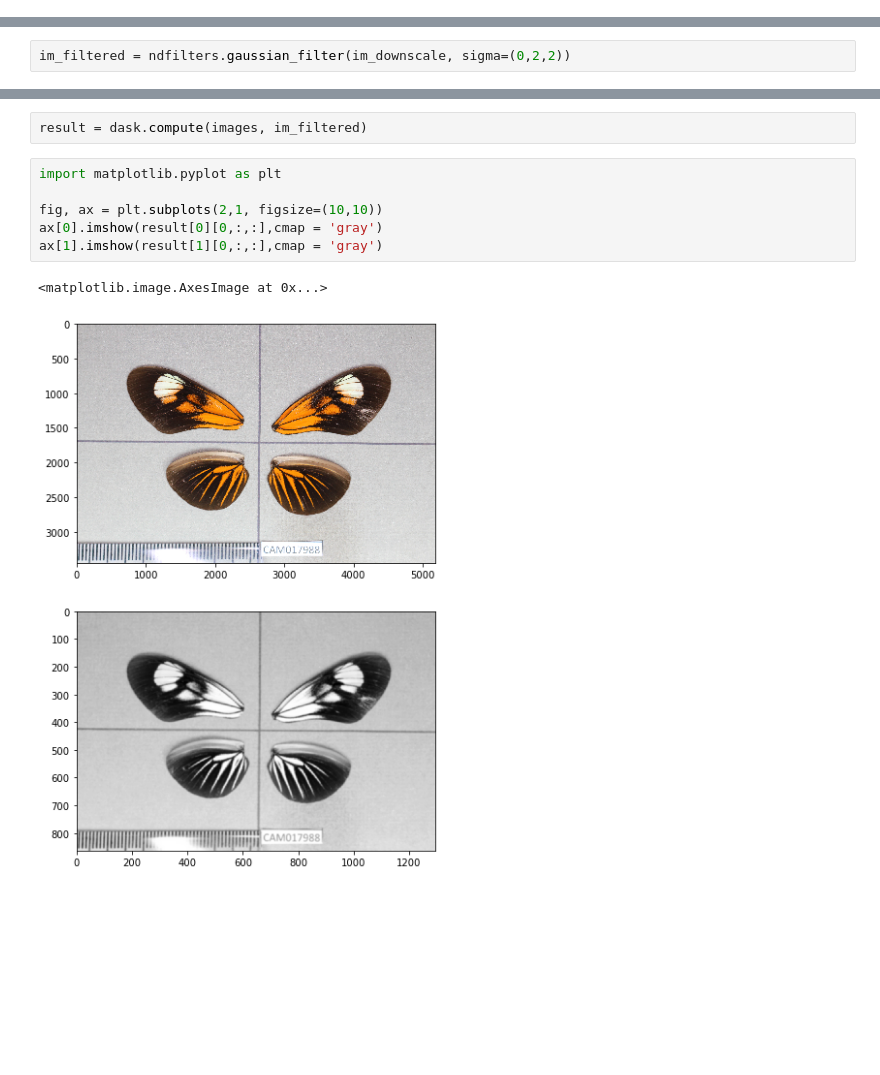
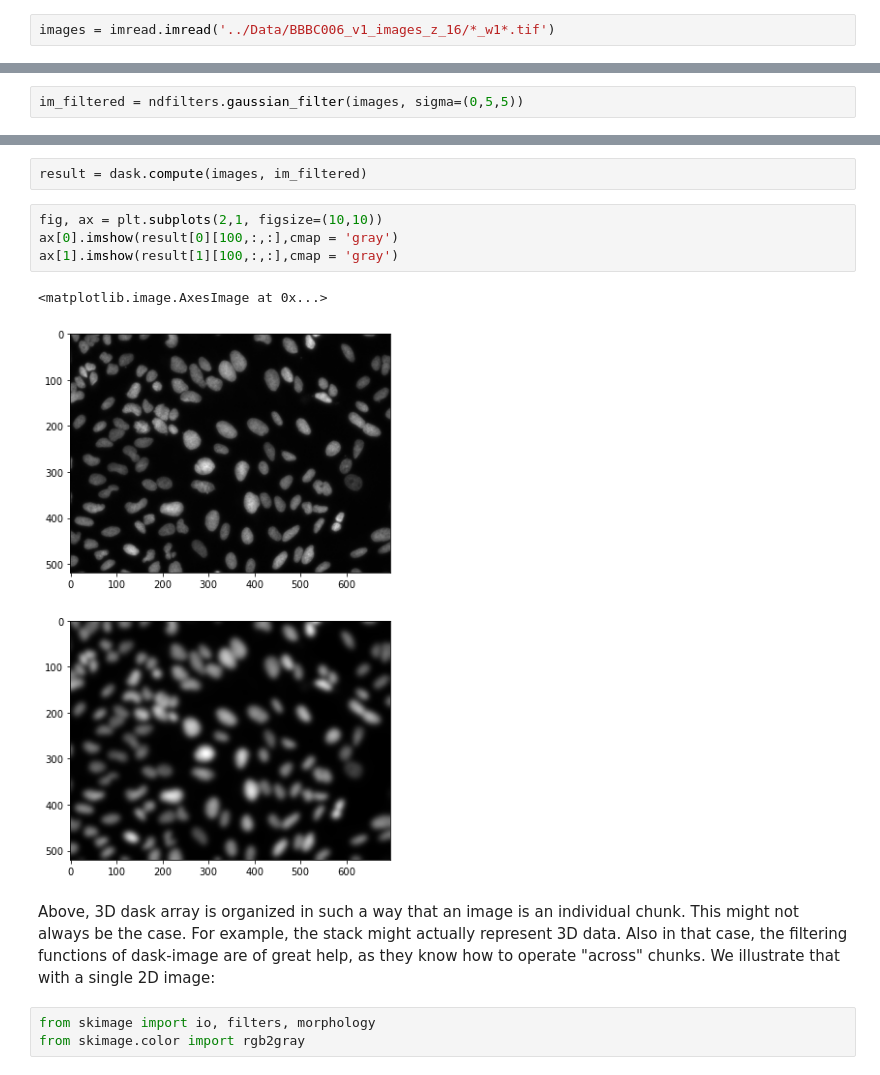
Before and after one commit to guiwitz/DaskCourse, a Jupyter notebook: 07-Specialized_dask.ipynb, the cells around one changed output, grey strips where cells are left out. Saved outputs shown, nothing was run; the diff lists cells and outputs as text; blank space fills up the shorter version.

```diff
--- a/07-Specialized_dask.ipynb
+++ b/07-Specialized_dask.ipynb
@@ -85,3 +88,5 @@ images = imread.imread('/Users/gw18g940/OneDrive - Universitaet Bern/Courses/Das
+# %%
+images = imread.imread('../Data/BBBC006_v1_images_z_16/*_w1*.tif')
 # %%
 images
 # %% [output]
@@ -99,15 +96,18 @@ Then we filter each image using a guassian filter implemented in dask-image:
 # %%
-im_filtered = ndfilters.gaussian_filter(im_downscale, sigma=(0,2,2))
+im_filtered = ndfilters.gaussian_filter(images, sigma=(0,5,5))
 # %% [markdown]
 We recover both the original and filtere image for comparison. Note that this is not something that one would typically do as it loads all data into RAM:
 # %%
 result = dask.compute(images, im_filtered)
 # %%
-import matplotlib.pyplot as plt
-
 fig, ax = plt.subplots(2,1, figsize=(10,10))
-ax[0].imshow(result[0][0,:,:],cmap = 'gray')
-ax[1].imshow(result[1][0,:,:],cmap = 'gray')
+ax[0].imshow(result[0][100,:,:],cmap = 'gray')
+ax[1].imshow(result[1][100,:,:],cmap = 'gray')
 # %% [output]
 <matplotlib.image.AxesImage at 0x...>
-[figure, old version]
+[figure, new version]
+# %% [markdown]
+Above, 3D dask array is organized in such a way that an image is an individual chunk. This might not always be the case. For example, the stack might actually represent 3D data. Also in that case, the filtering functions of dask-image are of great help, as they know how to operate "across" chunks. We illustrate that with a single 2D image:
+# %%
+from skimage import io, filters, morphology
+from skimage.color import rgb2gray
```
Also changed, not shown: parts of 40 cells of this notebook, 10 other files.
